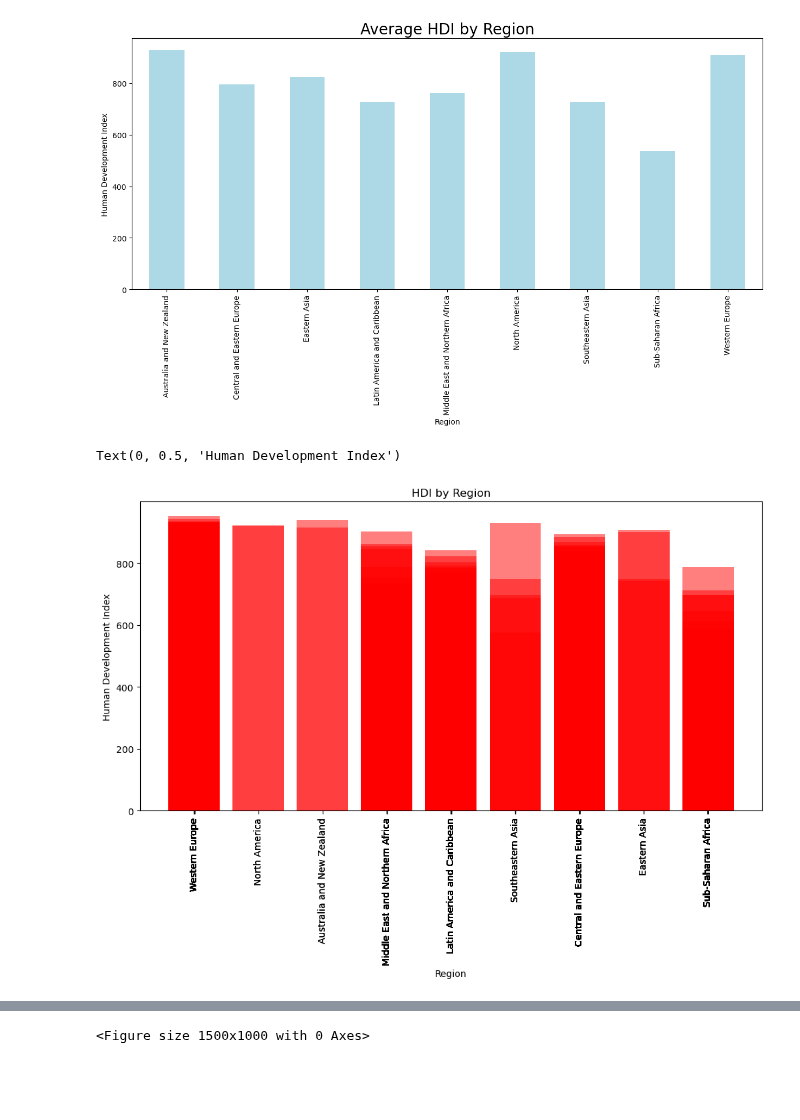
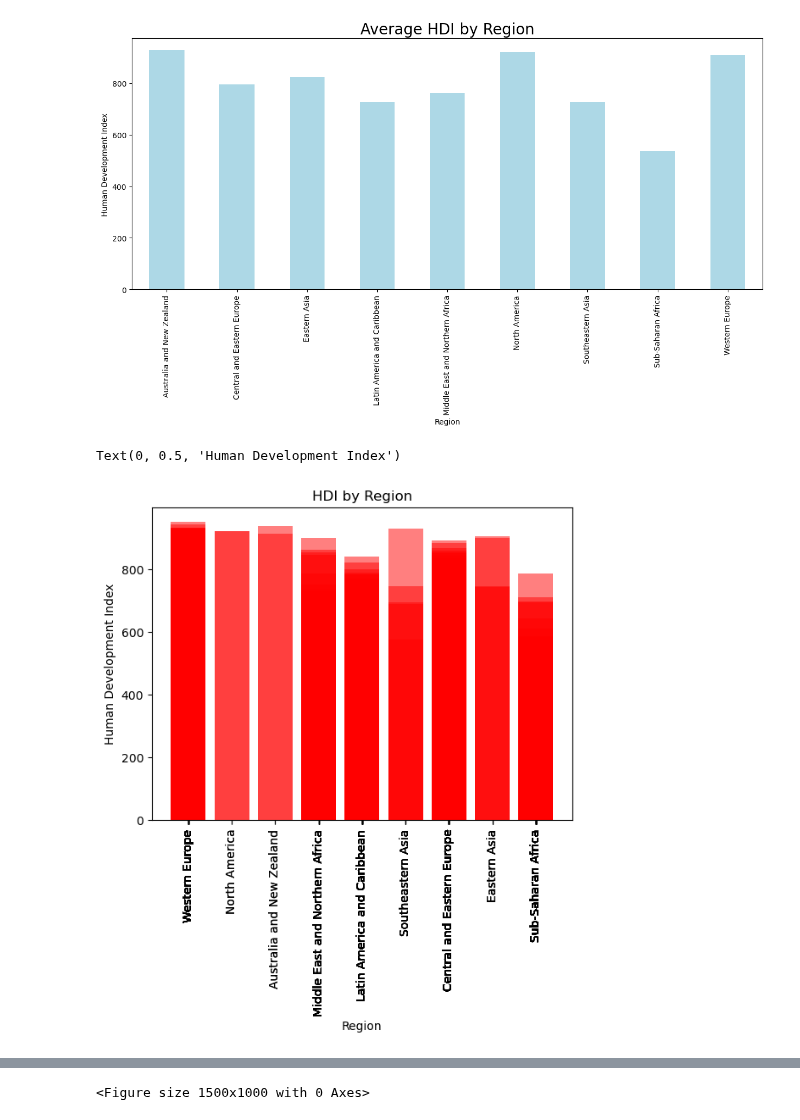
Before and after one commit to mattcaseycpa/project1, a Jupyter notebook: project.ipynb, the cells around one changed output, grey strips where cells are left out. Cells and saved outputs as stored; diff of their text form; code cells hidden in the pictures; blank space fills up the shorter version.

```diff
--- a/project.ipynb
+++ b/project.ipynb
@@ -140,4 +103,4 @@ print(merged_data[['Country', 'Total Population', 'Region', 'GDP_PerCapita', 'Re
 # %%
 #Analysing GDP
-gdp_df=merged_data[['Country', 'Total Population', 'Region', 'GDP_PerCapita', 'Regular_GDP']]
+gdp_df=data_df[["Country","Region","GDP_PerCapita"]].copy()
 gdp_df
@@ -287,19 +237,18 @@ plt.show()
 # %%
 #HDI per region
 hdi=hdi_df["HDI"]
-region=hdi_df["Region"]
+region=gdp_df["Region"]
 
-plt.figure(figsize=(12, 6))
 plt.bar(region,hdi,color="r",alpha=0.5,align="center")
 tick_loactions=[value for value in region]
 plt.xticks(tick_loactions,region,rotation=90)
 
 plt.title("HDI by Region")
 plt.xlabel("Region")
 plt.ylabel("Human Development Index")
 # %% [output]
 Text(0, 0.5, 'Human Development Index')
-[figure, old version]
+[figure, new version]
 # %%
 #Top 25 HDI Countries
 hdi=hdi_df.sort_values(["HDI"],ascending=False)
```
Also changed, not shown: parts of 10 cells of this notebook.
